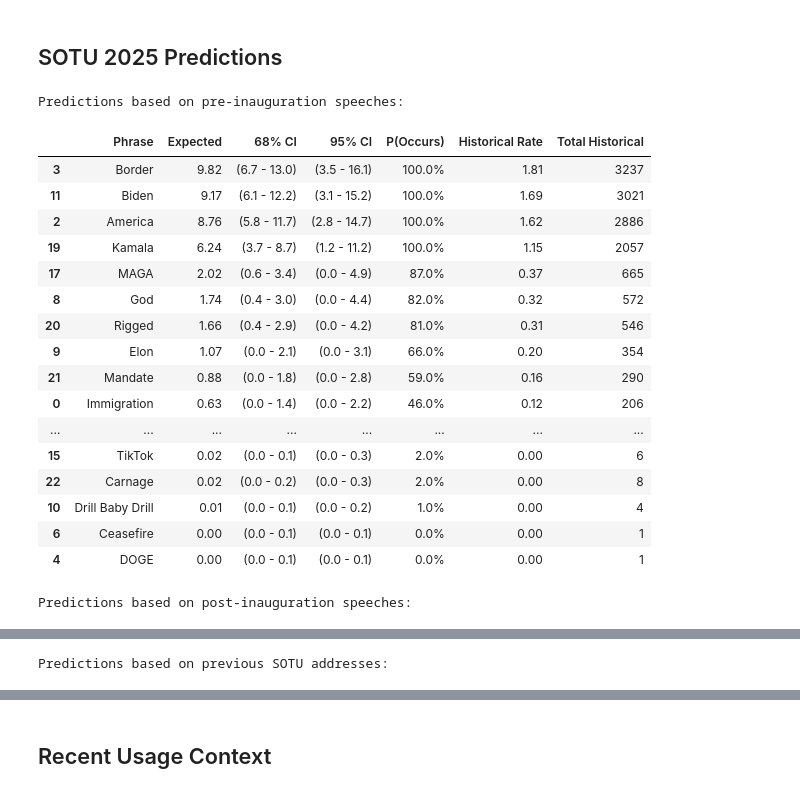
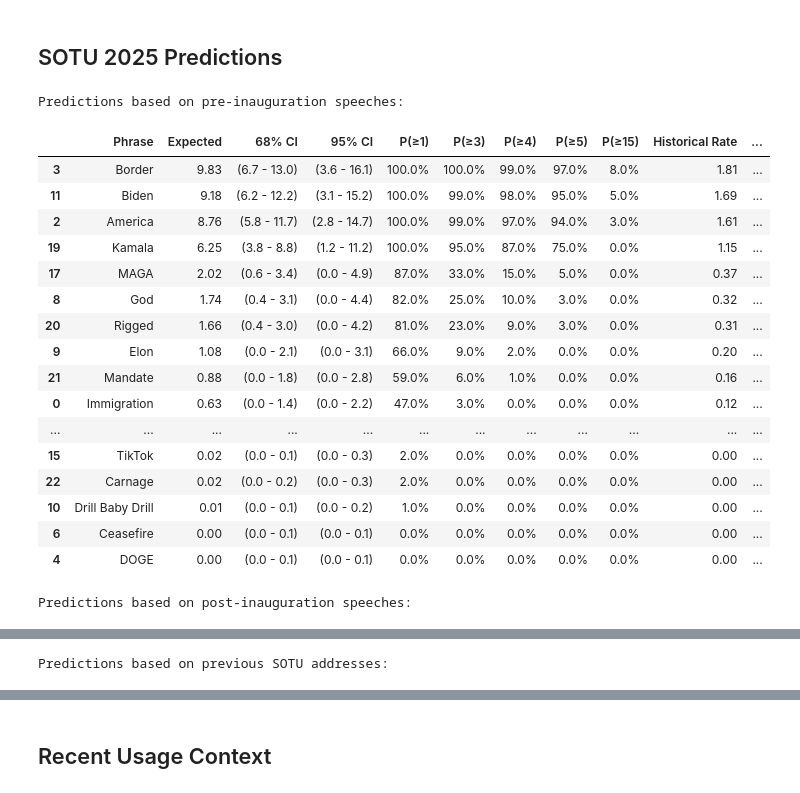
Before and after one commit to jsteng19/kalshi-research, a Jupyter notebook: notebooks/sotu_analysis.ipynb, the cells around one changed output, grey strips where cells are left out. Cells and saved outputs as stored; diff of their text form; code cells hidden in the pictures.

```diff
--- a/notebooks/sotu_analysis.ipynb
+++ b/notebooks/sotu_analysis.ipynb
@@ -29,4 +63,5 @@ INAUGURATION_DATE = datetime(2025, 1, 20)
 # %%
+# Claude don't touch this cell!
 SEARCH_PHRASES = {
     'Immigration': r'\b(illegal\s+immigra(nt|nts|nt\'s|nts\')|immigration)\b',
     'America First': r'\b(america\s+first)\b',
@@ -46,7 +81,7 @@ SEARCH_PHRASES = {
     'TikTok': r'\b(tiktok|tiktok\'s)\b',
     'Crypto': r'\b(crypto|crypto\'s|cryptos|bitcoin|bitcoin\'s)\b',
     'MAGA': r'\b(maga|maga\'s|make\s+america\s+great\s+again)\b',
-    'Trans': r'\b(trans|trans\')\b',
+    'Trans': r'\b(trans)\b',
     'Kamala': r'\b(kamala|kamala\'s)\b',
     'Rigged': r'\b(rig(ged)?)\b',
     'Mandate': r'\b(mandate|mandates|mandate\'s|mandates\')\b',
@@ -215,7 +314,7 @@ for phrase in top_phrases:
 ## SOTU 2025 Predictions
 # %%
 def calculate_poisson_predictions(df, avg_length):
-    """Calculate predictions with confidence intervals using Poisson distribution"""
+    """Calculate predictions with confidence intervals and likelihoods using Poisson distribution"""
     predictions = []
 
     for phrase in SEARCH_PHRASES.keys():
@@ -230,8 +329,9 @@ def calculate_poisson_predictions(df, avg_length):
         # Calculate confidence intervals
         sigma = np.sqrt(expected)  # Standard deviation for Poisson
 
-        # Calculate probability of at least one occurrence using Poisson
-        prob_at_least_one = 1 - np.exp(-expected)  # P(X >= 1) = 1 - P(X = 0)
+        # Calculate likelihoods using Poisson PMF
+        def poisson_ge_k(lambda_, k):
+            return 1 - stats.poisson.cdf(k-1, lambda_)
 
         predictions.append({
             'Phrase': phrase,
@@ -242,57 +342,66 @@ def calculate_poisson_predictions(df, avg_length):
             'Upper 2σ': expected + 2*sigma,
             'Historical Rate': rate_per_word * 1000,  # per 1000 words
             'Total Historical': total_occurrences,
-            'P(Occurs)': prob_at_least_one
+            'P(≥1)': poisson_ge_k(expected, 1),
+            'P(≥3)': poisson_ge_k(expected, 3),
+            'P(≥4)': poisson_ge_k(expected, 4),
+            'P(≥5)': poisson_ge_k(expected, 5),
+            'P(≥15)': poisson_ge_k(expected, 15)
         })
 
     return pd.DataFrame(predictions)
 
 # Use SOTU average length for predictions
 avg_sotu_length = df_sotu['text_length'].mean()
 
 # Calculate predictions from all sources
-predictions_pre_inaug = calculate_poisson_predictions(df_pre_inaug, avg_sotu_length)
-predictions_post_inaug = calculate_poisson_predictions(df_post_inaug, avg_sotu_length)
+predictions_pre_inaug = calculate_poisson_predictions(df_speech_pre, avg_sotu_length)
+predictions_post_inaug = calculate_poisson_predictions(df_speech_post, avg_sotu_length)
 predictions_sotu = calculate_poisson_predictions(df_sotu, avg_sotu_length)
 
 # Format the tables
 def format_prediction_table(df, source):
     formatted = df.copy()
     formatted = formatted.round(2)
     formatted['68% CI'] = formatted.apply(lambda x: f"({x['Lower 1σ']:.1f} - {x['Upper 1σ']:.1f})", axis=1)
     formatted['95% CI'] = formatted.apply(lambda x: f"({x['Lower 2σ']:.1f} - {x['Upper 2σ']:.1f})", axis=1)
-    formatted['P(Occurs)'] = formatted['P(Occurs)'].apply(lambda x: f"{x:.1%}")
+    formatted['P(≥1)'] = formatted['P(≥1)'].apply(lambda x: f"{x:.1%}")
+    formatted['P(≥3)'] = formatted['P(≥3)'].apply(lambda x: f"{x:.1%}")
+    formatted['P(≥4)'] = formatted['P(≥4)'].apply(lambda x: f"{x:.1%}")
+    formatted['P(≥5)'] = formatted['P(≥5)'].apply(lambda x: f"{x:.1%}")
+    formatted['P(≥15)'] = formatted['P(≥15)'].apply(lambda x: f"{x:.1%}")
 
     return formatted[[
-        'Phrase', 'Expected', '68% CI', '95% CI', 'P(Occurs)',
+        'Phrase', 'Expected', '68% CI', '95% CI',
+        'P(≥1)', 'P(≥3)', 'P(≥4)', 'P(≥5)', 'P(≥15)',
         'Historical Rate', 'Total Historical'
     ]].sort_values('Expected', ascending=False)
 
 print("Predictions based on pre-inauguration speeches:")
 display(format_prediction_table(predictions_pre_inaug, 'pre-inauguration'))
 
 print("\nPredictions based on post-inauguration speeches:")
 display(format_prediction_table(predictions_post_inaug, 'post-inauguration'))
 
 print("\nPredictions based on previous SOTU addresses:")
 display(format_prediction_table(predictions_sotu, 'sotu'))
 # %% [output]
 Predictions based on pre-inauguration speeches:
-|  | Phrase | Expected | 68% CI | 95% CI | P(Occurs) | Historical Rate | Total Historical |
-| 3 | Border | 9.82 | (6.7 - 13.0) | (3.5 - 16.1) | 100.0% | 1.81 | 3237 |
-| 11 | Biden | 9.17 | (6.1 - 12.2) | (3.1 - 15.2) | 100.0% | 1.69 | 3021 |
-| 2 | America | 8.76 | (5.8 - 11.7) | (2.8 - 14.7) | 100.0% | 1.62 | 2886 |
-| 19 | Kamala | 6.24 | (3.7 - 8.7) | (1.2 - 11.2) | 100.0% | 1.15 | 2057 |
-| 17 | MAGA | 2.02 | (0.6 - 3.4) | (0.0 - 4.9) | 87.0% | 0.37 | 665 |
-| 8 | God | 1.74 | (0.4 - 3.0) | (0.0 - 4.4) | 82.0% | 0.32 | 572 |
-| 20 | Rigged | 1.66 | (0.4 - 2.9) | (0.0 - 4.2) | 81.0% | 0.31 | 546 |
-| 9 | Elon | 1.07 | (0.0 - 2.1) | (0.0 - 3.1) | 66.0% | 0.20 | 354 |
-| 21 | Mandate | 0.88 | (0.0 - 1.8) | (0.0 - 2.8) | 59.0% | 0.16 | 290 |
-| 0 | Immigration | 0.63 | (0.0 - 1.4) | (0.0 - 2.2) | 46.0% | 0.12 | 206 |
-| ... | ... | ... | ... | ... | ... | ... | ... |
-| 15 | TikTok | 0.02 | (0.0 - 0.1) | (0.0 - 0.3) | 2.0% | 0.00 | 6 |
-| 22 | Carnage | 0.02 | (0.0 - 0.2) | (0.0 - 0.3) | 2.0% | 0.00 | 8 |
-| 10 | Drill Baby Drill | 0.01 | (0.0 - 0.1) | (0.0 - 0.2) | 1.0% | 0.00 | 4 |
-| 6 | Ceasefire | 0.00 | (0.0 - 0.1) | (0.0 - 0.1) | 0.0% | 0.00 | 1 |
-| 4 | DOGE | 0.00 | (0.0 - 0.1) | (0.0 - 0.1) | 0.0% | 0.00 | 1 |
+|  | Phrase | Expected | 68% CI | 95% CI | P(≥1) | P(≥3) | P(≥4) | P(≥5) | P(≥15) | Historical Rate | ... |
+| 3 | Border | 9.83 | (6.7 - 13.0) | (3.6 - 16.1) | 100.0% | 100.0% | 99.0% | 97.0% | 8.0% | 1.81 | ... |
+| 11 | Biden | 9.18 | (6.2 - 12.2) | (3.1 - 15.2) | 100.0% | 99.0% | 98.0% | 95.0% | 5.0% | 1.69 | ... |
+| 2 | America | 8.76 | (5.8 - 11.7) | (2.8 - 14.7) | 100.0% | 99.0% | 97.0% | 94.0% | 3.0% | 1.61 | ... |
+| 19 | Kamala | 6.25 | (3.8 - 8.8) | (1.2 - 11.2) | 100.0% | 95.0% | 87.0% | 75.0% | 0.0% | 1.15 | ... |
+| 17 | MAGA | 2.02 | (0.6 - 3.4) | (0.0 - 4.9) | 87.0% | 33.0% | 15.0% | 5.0% | 0.0% | 0.37 | ... |
+| 8 | God | 1.74 | (0.4 - 3.1) | (0.0 - 4.4) | 82.0% | 25.0% | 10.0% | 3.0% | 0.0% | 0.32 | ... |
+| 20 | Rigged | 1.66 | (0.4 - 3.0) | (0.0 - 4.2) | 81.0% | 23.0% | 9.0% | 3.0% | 0.0% | 0.31 | ... |
+| 9 | Elon | 1.08 | (0.0 - 2.1) | (0.0 - 3.1) | 66.0% | 9.0% | 2.0% | 0.0% | 0.0% | 0.20 | ... |
+| 21 | Mandate | 0.88 | (0.0 - 1.8) | (0.0 - 2.8) | 59.0% | 6.0% | 1.0% | 0.0% | 0.0% | 0.16 | ... |
+| 0 | Immigration | 0.63 | (0.0 - 1.4) | (0.0 - 2.2) | 47.0% | 3.0% | 0.0% | 0.0% | 0.0% | 0.12 | ... |
+| ... | ... | ... | ... | ... | ... | ... | ... | ... | ... | ... | ... |
+| 15 | TikTok | 0.02 | (0.0 - 0.1) | (0.0 - 0.3) | 2.0% | 0.0% | 0.0% | 0.0% | 0.0% | 0.00 | ... |
+| 22 | Carnage | 0.02 | (0.0 - 0.2) | (0.0 - 0.3) | 2.0% | 0.0% | 0.0% | 0.0% | 0.0% | 0.00 | ... |
+| 10 | Drill Baby Drill | 0.01 | (0.0 - 0.1) | (0.0 - 0.2) | 1.0% | 0.0% | 0.0% | 0.0% | 0.0% | 0.00 | ... |
+| 6 | Ceasefire | 0.00 | (0.0 - 0.1) | (0.0 - 0.1) | 0.0% | 0.0% | 0.0% | 0.0% | 0.0% | 0.00 | ... |
+| 4 | DOGE | 0.00 | (0.0 - 0.1) | (0.0 - 0.1) | 0.0% | 0.0% | 0.0% | 0.0% | 0.0% | 0.00 | ... |
 Predictions based on post-inauguration speeches:
```
Also changed, not shown: parts of 12 cells of this notebook, 15 other files.
